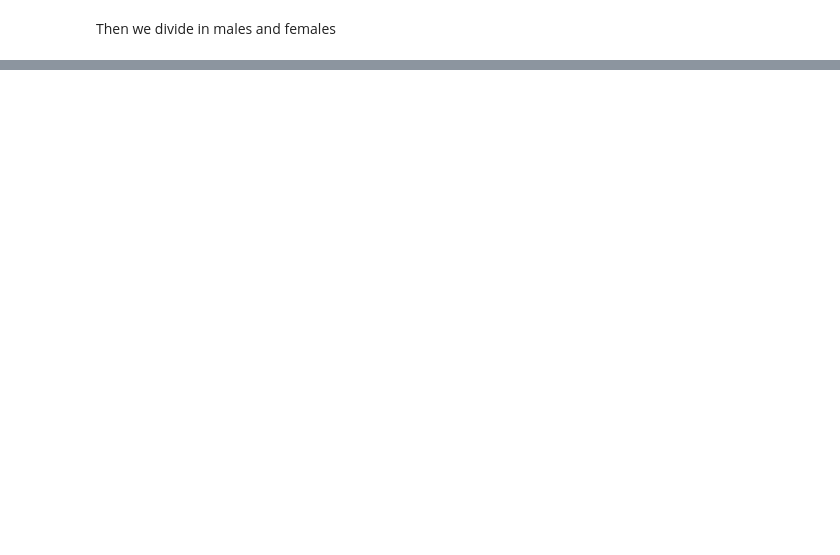
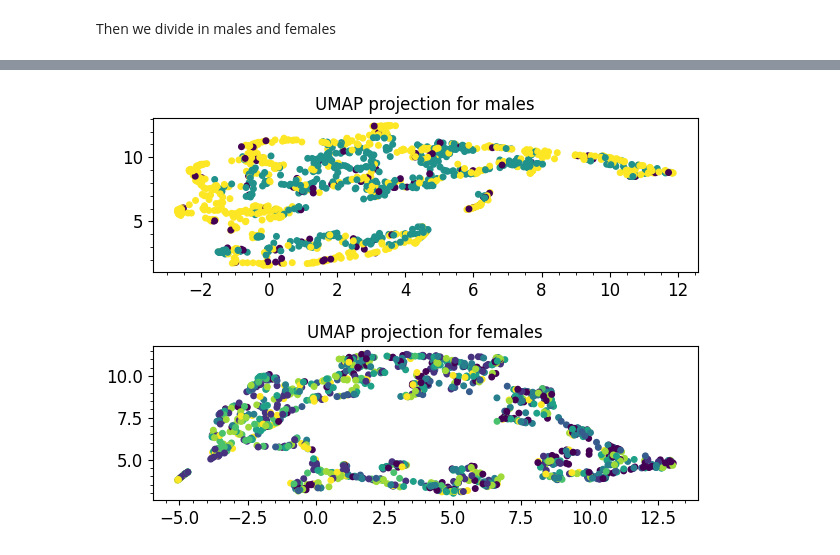
Before and after one commit to djanloo/dynamiting, a Jupyter notebook: mde.ipynb, the cells around one changed output, grey strips where cells are left out. Drawn from its saved outputs; the diff is of its cells as text; code cells hidden in the pictures; blank space fills up the shorter version.

```diff
--- a/mde.ipynb
+++ b/mde.ipynb
@@ -156,0 +223,23 @@ nca_pipe.fit(X_train, y_train)
+# %%
+import umap
+
+reducer = umap.UMAP()
+#
+embedding_males = reducer.fit_transform(df.drop(columns=["emotion"])[df.sex==1])
+embedding_females = reducer.fit_transform(df.drop(columns=["emotion"])[df.sex==0])
+# %%
+fig, axes = plt.subplots(2)
+axes[0].scatter(
+    embedding_males[:, 0],
+    embedding_males[:, 1],
+    c=df.vocal_channel[df.sex==1])
+axes[0].set_title('UMAP projection for males', fontsize=12);
+
+axes[1].scatter(
+    embedding_females[:, 0],
+    embedding_females[:, 1],
+    c=df.emotion[df.sex==0])
+# plt.gca().set_aspect('equal', 'datalim')
+axes[1].set_title('UMAP projection for females', fontsize=12);
+# %% [output]
+[figure, added]
```
Also changed, not shown: parts of 9 cells of this notebook, 1 other file.
